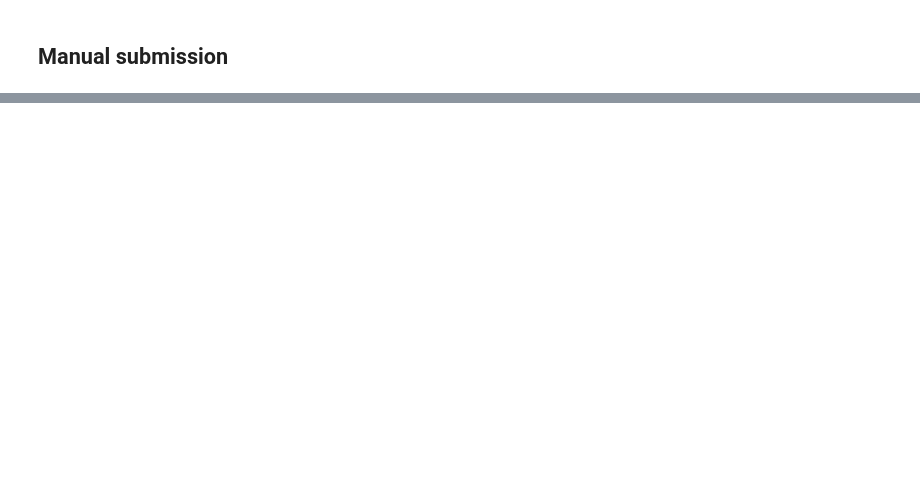
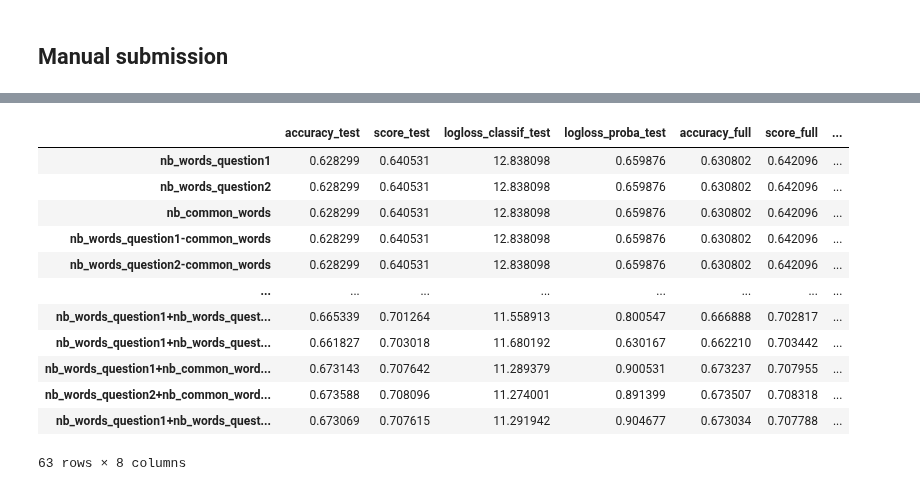
Before and after one commit to acharroux/QuoraPairs, a Jupyter notebook: BruteForce/naivebayes_basic_features_unbalanced.ipynb, the cells around one changed output, grey strips where cells are left out. Saved outputs shown, nothing was run; the diff lists cells and outputs as text; code cells hidden in the pictures; blank space fills up the shorter version.

```diff
--- a/BruteForce/naivebayes_basic_features_unbalanced.ipynb
+++ b/BruteForce/naivebayes_basic_features_unbalanced.ipynb
@@ -216,7 +223,7 @@ def build_all_simple_features(dataframe):
     print_warning('Compute common_words between question1 & question2')
     add_column_from_column(dataframe,'nb_words_question1','question1',lambda x: len(x.split()))
     add_column_from_column(dataframe,'nb_words_question2','question2',lambda x: len(x.split()))
-    print_warning('Compute Nb common_words between question1 & question2)')
+    print_warning('Compute Nb common_words between question1 & question2')
     add_column_from_columns(dataframe,'common_words',lambda r: list(set(r.question1.split())&set(r.question2.split())))
     add_column_from_column(dataframe,'nb_common_words','common_words',len)
     print_warning('Compute Nb words in question1,question2 not in common words')
@@ -395,6 +404,21 @@ def build_model_results(models_dict):
     results['logloss_proba_full'] = results['logloss_proba_full'].astype('float64')
     return results
 
+# bad design choice : a DataFrame can be more convenient than a dict
+# But then, it is convenient to suppress all non numeric/string columns
+def models_dict_to_models_results(models_dict):
+    results = pandas.DataFrame(models_dict).transpose()
+    results = results.drop(columns=['model_test','model_full','column_names'])
+    results['accuracy_test'] = results['accuracy_test'].astype('float64')
+    results['score_test'] = results['score_test'].astype('float64')
+    results['accuracy_full'] = results['accuracy_full'].astype('float64')
+    results['score_full'] = results['score_full'].astype('float64')
+    results['logloss_classif_test'] = results['logloss_classif_test'].astype('float64')
+    results['logloss_proba_test'] = results['logloss_proba_test'].astype('float64')
+    results['logloss_classif_full'] = results['logloss_classif_full'].astype('float64')
+    results['logloss_proba_full'] = results['logloss_proba_full'].astype('float64')
+    return results
+
 from tqdm.notebook import tqdm
 
 def build_model(train_dataframe,column_names,target,show=True):
@@ -411,20 +435,9 @@ def build_model_on_all_subset_of_simple_features(dataframe,target):
     for c in tqdm(all_subsets(all_numeric_columns(dataframe))):
         if (len(c)) >0:
             models_dict[clean_combination_name(c)] = build_model(dataframe,c,target,show=False)
-    # Design mistake
-    # need to convert to a DataFrame: much more convenient !
-    model_results = pandas.DataFrame(models_dict).transpose()
-    model_results=model_results.drop(columns=['model_test','model_full','column_names'])
-    model_results['accuracy_test']=model_results['accuracy_test'].astype('float64')
-    model_results['score_test']=model_results['score_test'].astype('float64')
-    model_results['accuracy_full']=model_results['accuracy_full'].astype('float64')
-    model_results['score_full']=model_results['score_full'].astype('float64')
-    model_results['logloss_classif_test']=model_results['logloss_classif_test'].astype('float64')
-    model_results['logloss_proba_test']=model_results['logloss_proba_test'].astype('float64')
-    model_results['logloss_classif_full']=model_results['logloss_classif_full'].astype('float64')
-    model_results['logloss_proba_full']=model_results['logloss_proba_full'].astype('float64')
     print_done('Done')
-    return models_dict,model_results
+    # Design mistake : need to convert dict to dataframe :(
+    return models_dict,models_dict_to_models_results(models_dict)
 # %%
 
 # build one model
@@ -642 +693,17 @@ def submit_all_bests(models):
+# %%
+model_results
+# %% [output]
+|  | accuracy_test | score_test | logloss_classif_test | logloss_proba_test | accuracy_full | score_full | ... |
+| nb_words_question1 | 0.628299 | 0.640531 | 12.838098 | 0.659876 | 0.630802 | 0.642096 | ... |
+| nb_words_question2 | 0.628299 | 0.640531 | 12.838098 | 0.659876 | 0.630802 | 0.642096 | ... |
+| nb_common_words | 0.628299 | 0.640531 | 12.838098 | 0.659876 | 0.630802 | 0.642096 | ... |
+| nb_words_question1-common_words | 0.628299 | 0.640531 | 12.838098 | 0.659876 | 0.630802 | 0.642096 | ... |
+| nb_words_question2-common_words | 0.628299 | 0.640531 | 12.838098 | 0.659876 | 0.630802 | 0.642096 | ... |
+| ... | ... | ... | ... | ... | ... | ... | ... |
+| nb_words_question1+nb_words_quest... | 0.665339 | 0.701264 | 11.558913 | 0.800547 | 0.666888 | 0.702817 | ... |
+| nb_words_question1+nb_words_quest... | 0.661827 | 0.703018 | 11.680192 | 0.630167 | 0.662210 | 0.703442 | ... |
+| nb_words_question1+nb_common_word... | 0.673143 | 0.707642 | 11.289379 | 0.900531 | 0.673237 | 0.707955 | ... |
+| nb_words_question2+nb_common_word... | 0.673588 | 0.708096 | 11.274001 | 0.891399 | 0.673507 | 0.708318 | ... |
+| nb_words_question1+nb_words_quest... | 0.673069 | 0.707615 | 11.291942 | 0.904677 | 0.673034 | 0.707788 | ... |
+63 rows × 8 columns
 # %%
```
Also changed, not shown: parts of 8 cells of this notebook, 1 other file.
